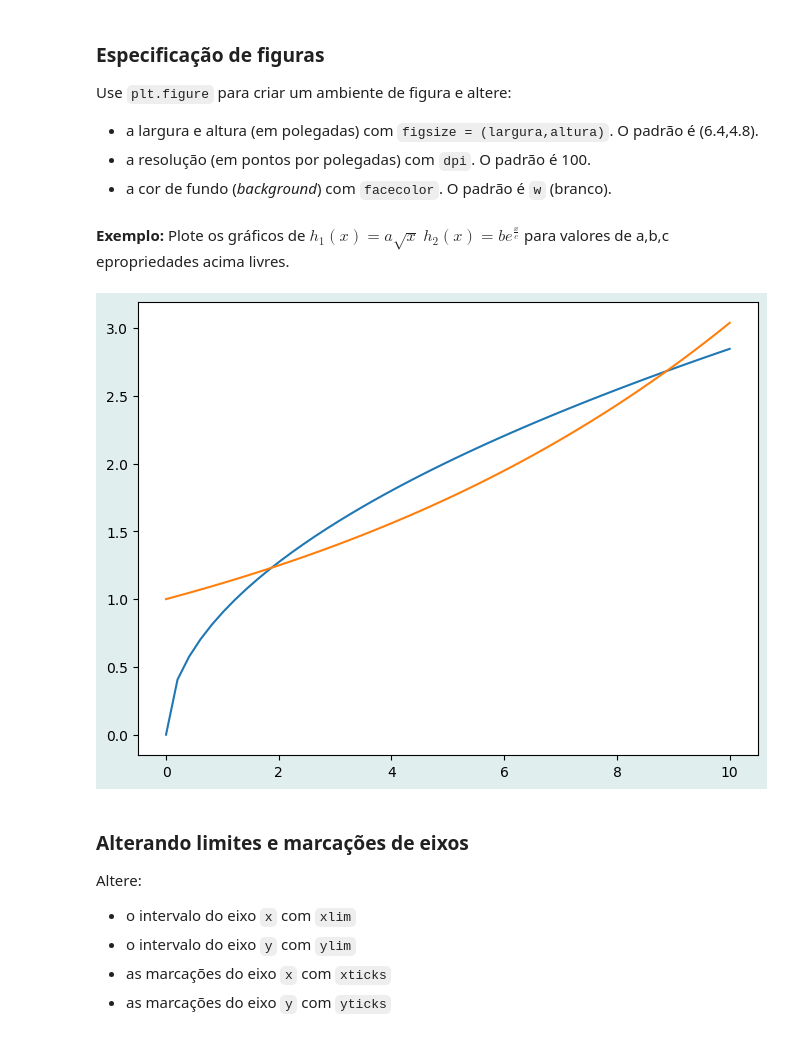
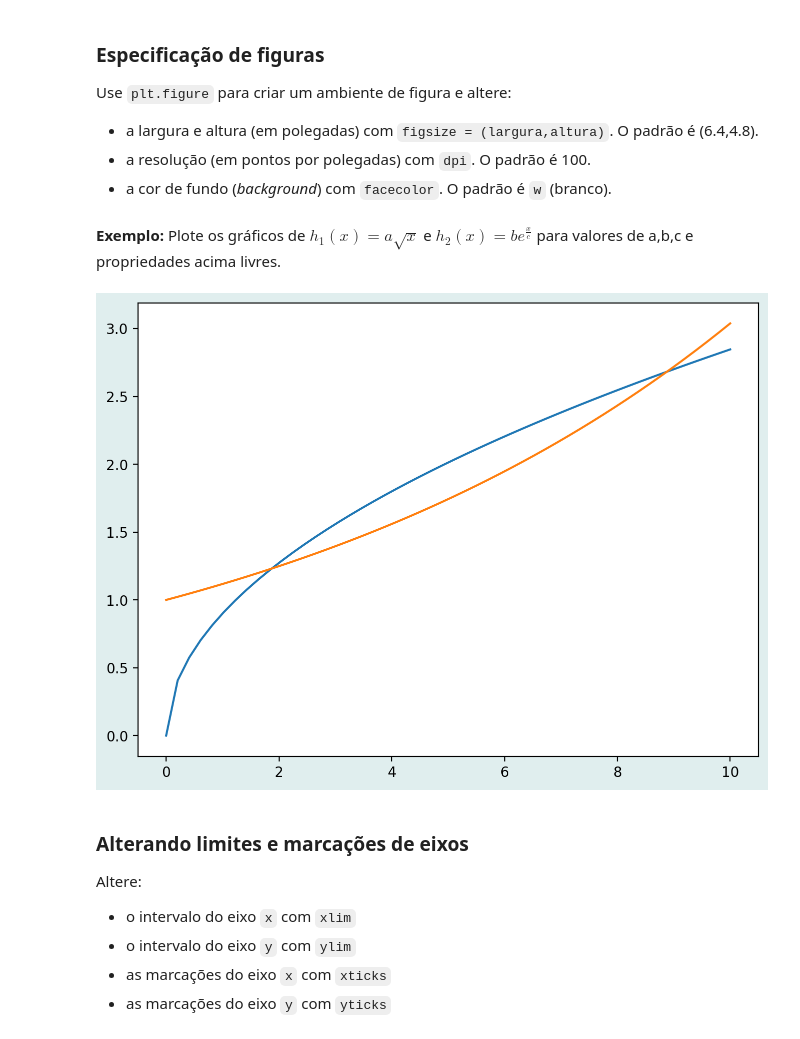
Before and after one commit to gcpeixoto/FMECD, a Jupyter notebook: ipynb/04b-plotagem-matplotlib.ipynb, the cells around one changed output. Drawn from its saved outputs; the diff is of its cells as text; code cells hidden in the pictures.

```diff
--- a/ipynb/04b-plotagem-matplotlib.ipynb
+++ b/ipynb/04b-plotagem-matplotlib.ipynb
@@ -78,9 +78,9 @@ plt.plot(x,y); # reta y = x
 # %% [markdown]
 **Exemplo:** plote o gráfico da parábola $f(x) = ax^2 + bx + c$ para valores quaisquer de $a,b,c$ no intervalo $-20 \leq x \leq 20$.
 # %%
-x = np.linspace(-20,21,50)
+x = np.linspace(-20,20,50)
 
-a,b,c = 2,1,4
-y = a*x**2 + b*x + c
+a,b,c = 2,3,4
+y = a*x**2 + b*x + c # f(x)
 plt.plot(x,y);
 # %% [output]
@@ -104,6 +104,6 @@ for a in np.linspace(-2,3,10):
 # %%
 # mude o valor de b e considere a = 2, c = 1
 
-for b in np.linspace(-2,3,10):
+for b in np.linspace(-2,3,20):
     plota_parabola(2,b,1)
 # %% [output]
@@ -192,16 +192,16 @@ Use `plt.figure` para criar um ambiente de figura e altere:
 - a resolução (em pontos por polegadas) com `dpi`. O padrão é 100.
 - a cor de fundo (*background*) com `facecolor`. O padrão é `w` (branco).
 # %% [markdown]
-**Exemplo:** Plote os gráficos de $h_1(x) = a\sqrt{x}$ $h_2(x) = be^{\frac{x}{c}}$ para valores de a,b,c epropriedades acima livres.
+**Exemplo:** Plote os gráficos de $h_1(x) = a\sqrt{x}$ e $h_2(x) = be^{\frac{x}{c}}$ para valores de a,b,c e propriedades acima livres.
 # %%
 x = np.linspace(0,10,50,endpoint=True)
 
 h1, h2 = lambda a: a*np.sqrt(x), lambda b,c: b*np.exp(x/c)
 
-plt.figure(figsize=(8,6), dpi=100, facecolor='#e0eeee')
+plt.figure(figsize=(8,6), dpi=200, facecolor='#e0eeee')
 plt.plot(x,h1(.9),x,h2(1,9));
 # %% [output]
-[figure, old version]
+[figure, new version]
 # %% [markdown]
 ### Alterando limites e marcações de eixos
 
```
Also changed, not shown: parts of 7 cells of this notebook, 7 other files.
